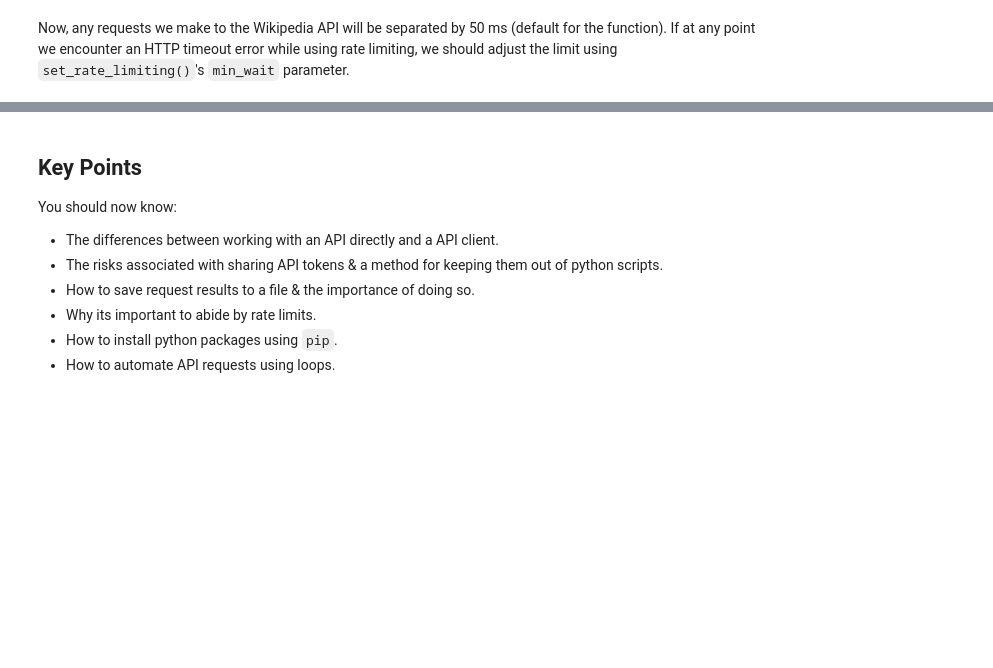
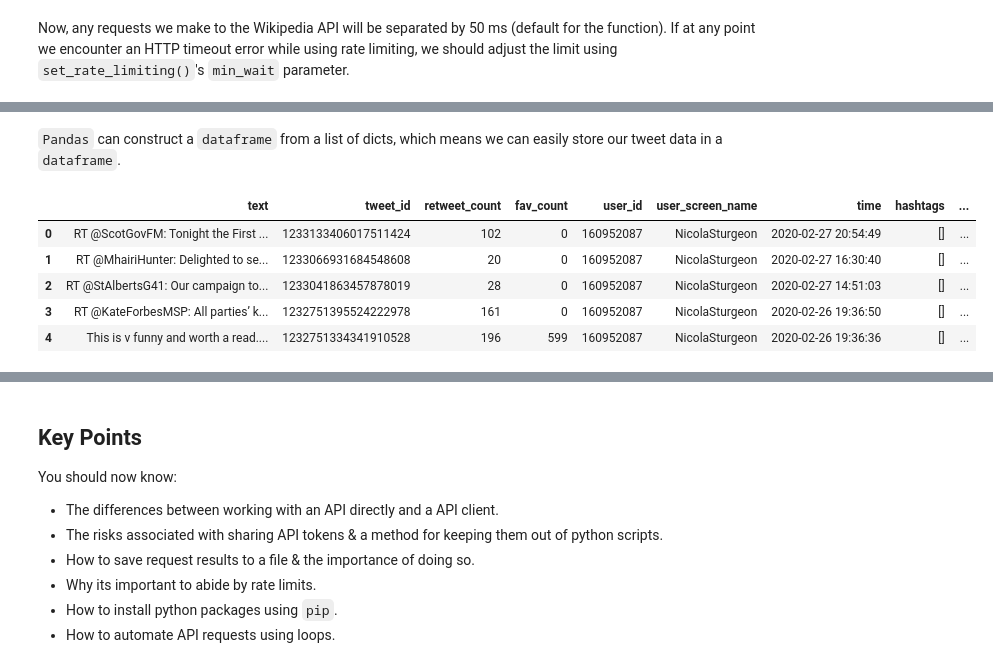
Before and after one commit to mclevey/GESIS_2020_Fundamentals, a Jupyter notebook: 02_data_from_the_web.ipynb, the cells around one changed output, grey strips where cells are left out. Cells and saved outputs as stored; diff of their text form; code cells hidden in the pictures; blank space fills up the shorter version.

Commit message:
added web scraping and Twitter API content

```diff
--- a/02_data_from_the_web.ipynb
+++ b/02_data_from_the_web.ipynb
@@ -486,0 +693,33 @@ Now, any requests we make to the Wikipedia API will be separated by 50 ms (defau
+# %%
+def get_tweet_data(user, user_meta=False):
+    tweets = []
+
+    for tw in tweepy.Cursor(api.user_timeline, screen_name=user, exclude_replies=False, count = 200, tweet_mode = 'extended').items():
+        tdict = {}
+
+        tdict['text'] = tw.full_text.replace('\n', '').strip()
+        tdict['tweet_id'] = tw.id
+        tdict['retweet_count'] = tw.retweet_count
+        tdict['fav_count'] = tw.favorite_count
+        tdict['user_id'] = tw.user.id
+        tdict['user_screen_name'] = tw.user.screen_name
+        tdict['time'] = tw.created_at
+        tdict['hashtags'] = [hashtag['text'] for hashtag in tw.entities['hashtags']]
+        tdict['user_mentions'] = [user['screen_name'] for user in tw.entities['user_mentions']]
+
+        if user_meta is True:
+            tdict['location'] = tw.user.location
+            tdict['user_description'] = tw.user.description
+            tdict['user_url'] = tw.user.url
+        else:
+            pass
+
+        # find links
+        tdict['links_in_tweet'] = re.findall('http[s]?://(?:[a-zA-Z]|[0-9]|[$-_@.&+]|[!*\(\),]|(?:%[0-9a-fA-F][0-9a-fA-F]))+', tw.full_text)
+        # re from stackoverflow
+
+        tdict['link_to_tweet'] = 'https://twitter.com/{}/status/{}'.format(tw.user.screen_name, tw.id)
+
+        tweets.append(tdict)
+
+    return tweets
@@ -486,0 +728,2 @@ Now, any requests we make to the Wikipedia API will be separated by 50 ms (defau
+# %%
+ns_tweets = get_tweet_data('NicolaSturgeon', user_meta = True)
@@ -486,0 +756,12 @@ Now, any requests we make to the Wikipedia API will be separated by 50 ms (defau
+# %% [markdown]
+`Pandas` can construct a `dataframe` from a list of dicts, which means we can easily store our tweet data in a `dataframe`.
+# %%
+ns_df = pd.DataFrame(ns_tweets)
+ns_df.head()
+# %% [output]
+|  | text | tweet_id | retweet_count | fav_count | user_id | user_screen_name | time | hashtags | ... |
+| 0 | RT @ScotGovFM: Tonight the First ... | 1233133406017511424 | 102 | 0 | 160952087 | NicolaSturgeon | 2020-02-27 20:54:49 | [] | ... |
+| 1 | RT @MhairiHunter: Delighted to se... | 1233066931684548608 | 20 | 0 | 160952087 | NicolaSturgeon | 2020-02-27 16:30:40 | [] | ... |
+| 2 | RT @StAlbertsG41: Our campaign to... | 1233041863457878019 | 28 | 0 | 160952087 | NicolaSturgeon | 2020-02-27 14:51:03 | [] | ... |
+| 3 | RT @KateForbesMSP: All parties’ k... | 1232751395524222978 | 161 | 0 | 160952087 | NicolaSturgeon | 2020-02-26 19:36:50 | [] | ... |
+| 4 | This is v funny and worth a read.... | 1232751334341910528 | 196 | 599 | 160952087 | NicolaSturgeon | 2020-02-26 19:36:36 | [] | ... |
```
Also changed, not shown: parts of 64 cells of this notebook, 11 other files.
